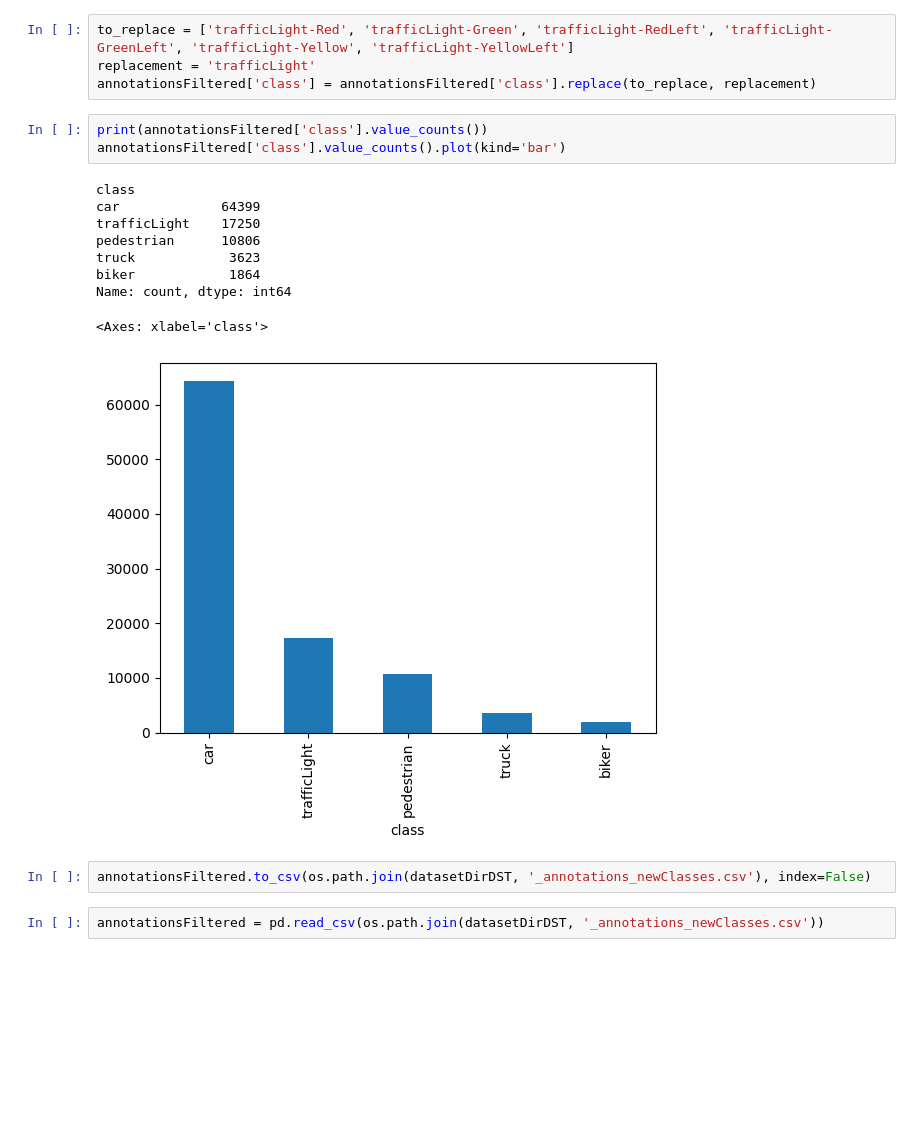
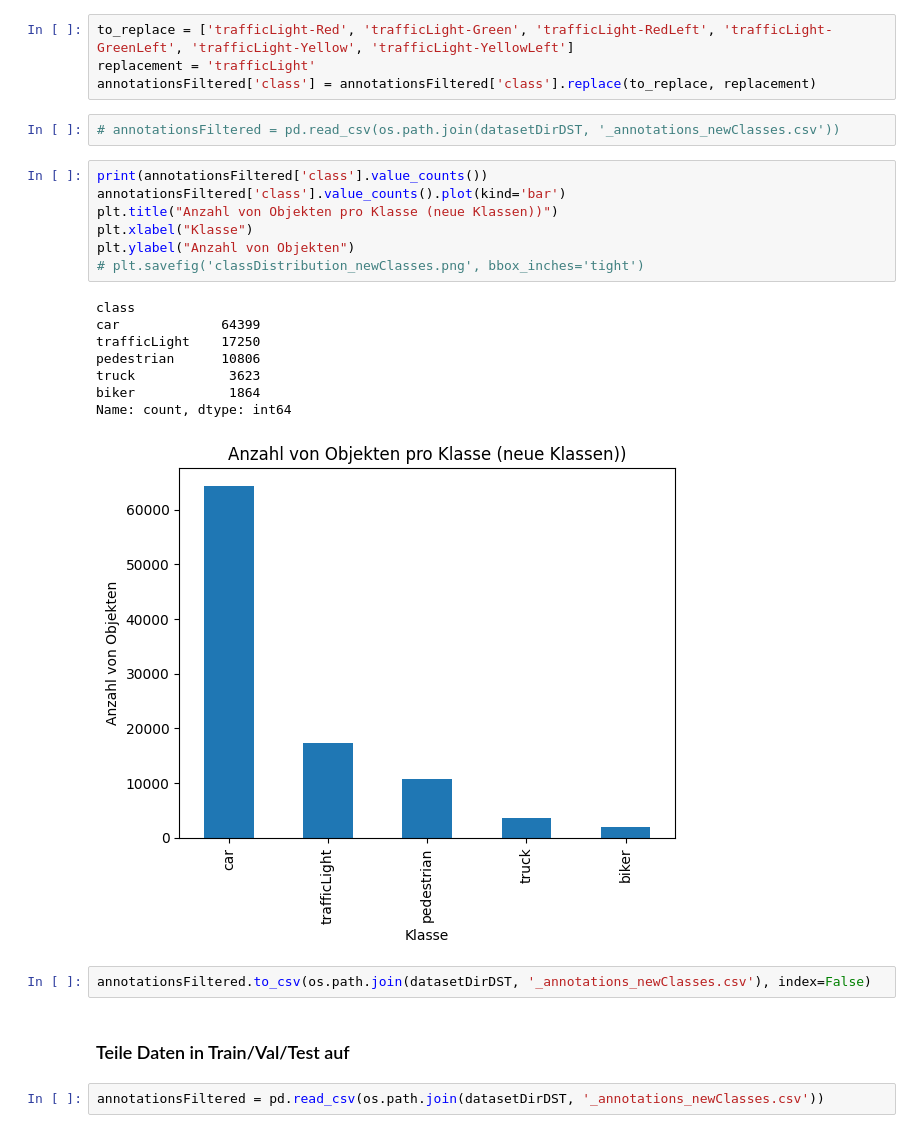
Before and after one commit to AndreKest/deepVision-project, a Jupyter notebook: src/dataset/datasetPreprocessing.ipynb, the cells around one changed output. Drawn from its saved outputs; the diff is of its cells as text; blank space fills up the shorter version.

```diff
--- a/src/dataset/datasetPreprocessing.ipynb
+++ b/src/dataset/datasetPreprocessing.ipynb
@@ -109,21 +114,28 @@ annotationsFiltered = pd.read_csv(os.path.join(datasetDirDST, '_annotations.csv'
 to_replace = ['trafficLight-Red', 'trafficLight-Green', 'trafficLight-RedLeft', 'trafficLight-GreenLeft', 'trafficLight-Yellow', 'trafficLight-YellowLeft']
 replacement = 'trafficLight'
 annotationsFiltered['class'] = annotationsFiltered['class'].replace(to_replace, replacement)
+# %%
+# annotationsFiltered = pd.read_csv(os.path.join(datasetDirDST, '_annotations_newClasses.csv'))
 # %%
 print(annotationsFiltered['class'].value_counts())
 annotationsFiltered['class'].value_counts().plot(kind='bar')
+plt.title("Anzahl von Objekten pro Klasse (neue Klassen))")
+plt.xlabel("Klasse")
+plt.ylabel("Anzahl von Objekten")
+# plt.savefig('classDistribution_newClasses.png', bbox_inches='tight')
 # %% [output]
 class
 car             64399
 trafficLight    17250
 pedestrian      10806
 truck            3623
 biker            1864
 Name: count, dtype: int64
-<Axes: xlabel='class'>
-[figure, old version]
+[figure, new version]
 # %%
 annotationsFiltered.to_csv(os.path.join(datasetDirDST, '_annotations_newClasses.csv'), index=False)
+# %% [markdown]
+### Teile Daten in Train/Val/Test auf
 # %%
 annotationsFiltered = pd.read_csv(os.path.join(datasetDirDST, '_annotations_newClasses.csv'))
 # %%
```
Also changed, not shown: parts of 3 cells of this notebook, 30 other files.
